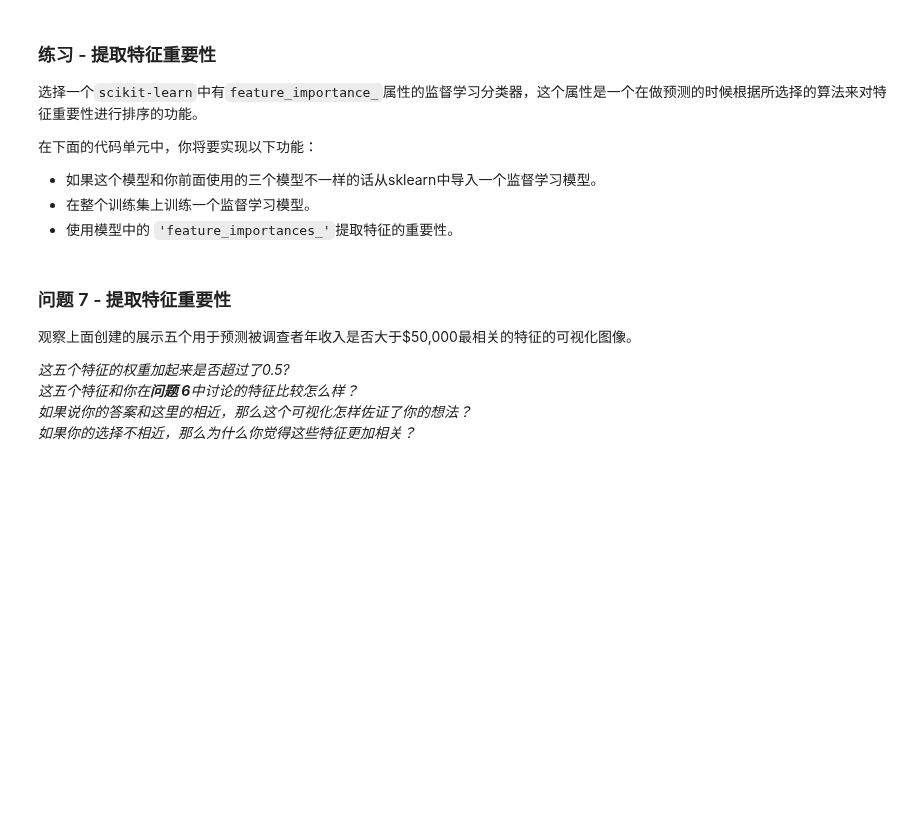
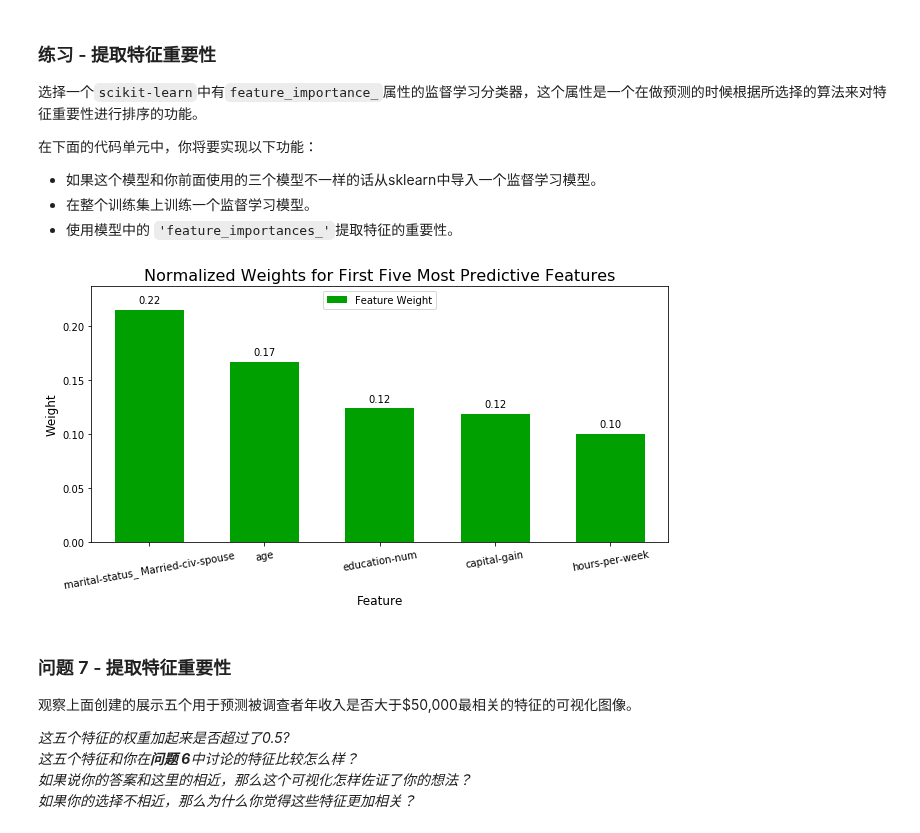
Before and after one commit to rosaann/uda, a Jupyter notebook: finding_donors/finding_donors.ipynb, the cells around one changed output. Drawn from its saved outputs; the diff is of its cells as text; code cells hidden in the pictures; blank space fills up the shorter version.

```diff
--- a/finding_donors/finding_donors.ipynb
+++ b/finding_donors/finding_donors.ipynb
@@ -537,14 +555,16 @@ _在这十三个记录中，你认为哪五个特征对于预测是最重要的
 # %%
 # TODO：导入一个有'feature_importances_'的监督学习模型
 
 # TODO：在训练集上训练一个监督学习模型
-model = None
+model = tree.DecisionTreeClassifier()
 
 # TODO： 提取特征重要性
-importances = None
+importances = (model.fit(X_train, y_train)).feature_importances_
 
 # 绘图
 vs.feature_plot(importances, X_train, y_train)
+# %% [output]
+[figure, added]
 # %% [markdown]
 ### 问题 7 - 提取特征重要性
 观察上面创建的展示五个用于预测被调查者年收入是否大于\$50,000最相关的特征的可视化图像。
```
Also changed, not shown: parts of 17 cells of this notebook, 1 other file.
